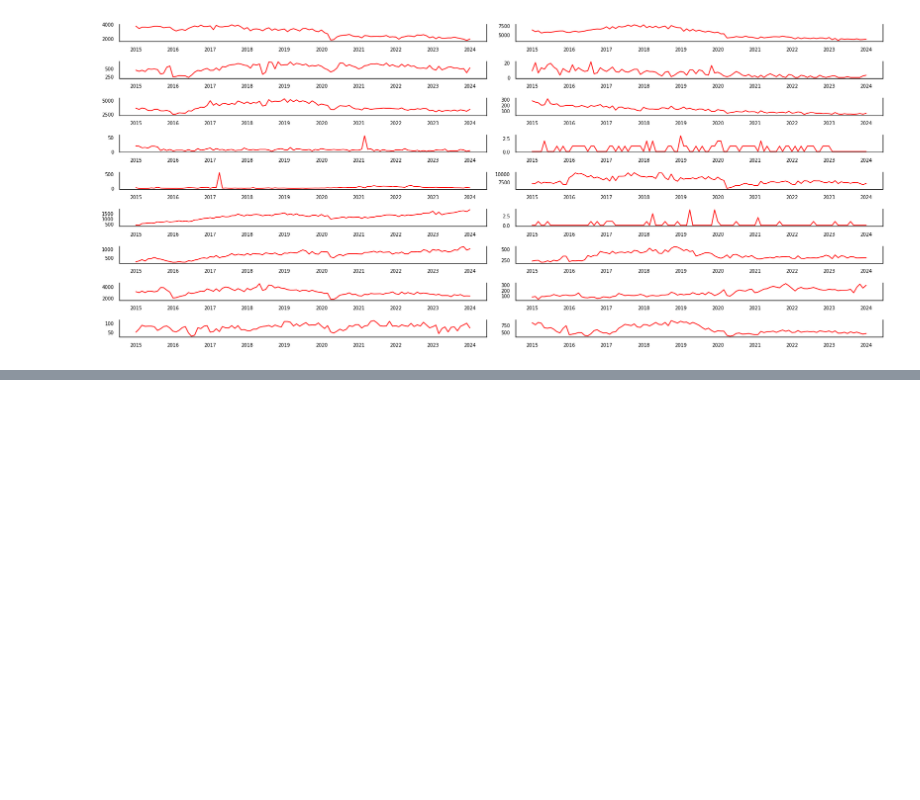
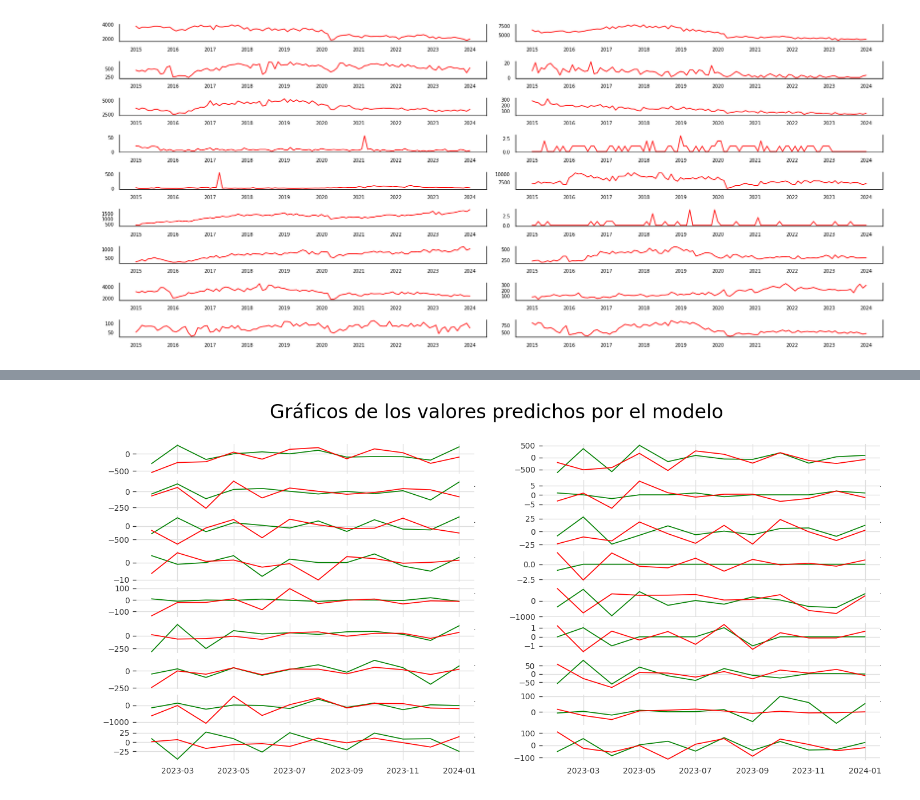
Before and after one commit to ymorfa/algoSeguros, a Jupyter notebook: notebooks/3.1-Seleccionar modelo.ipynb, the cells around one changed output, grey strips where cells are left out. Saved outputs shown, nothing was run; the diff lists cells and outputs as text; code cells hidden in the pictures; blank space fills up the shorter version.

```diff
--- a/notebooks/3.1-Seleccionar modelo.ipynb
+++ b/notebooks/3.1-Seleccionar modelo.ipynb
@@ -363,0 +190,12 @@ array([nan, nan, nan, nan, nan, nan, nan, nan, nan, nan])
+# %%
+input_data = train_transformed.values[-p_order:]
+input_data_index = train_transformed.index[-p_order:]
+resudual_data = ar_residuals.values[-q_order:]
+
+pred = ar_model.forecast(y=input_data, steps=n_obs)
+pred_residual = ar_residuals_model.forecast(y=resudual_data, steps=n_obs)
+
+pred_index = pd.date_range(start=input_data_index[-1], periods=n_obs+1, freq='MS')[1:]
+
+pred = pred + pred_residual
+pred = (pd.DataFrame(pred, index=pred_index, columns=train_transformed.columns + '_pred'))
@@ -363,0 +211,12 @@ array([nan, nan, nan, nan, nan, nan, nan, nan, nan, nan])
+# %%
+fig, axes = plt.subplots(nrows=9, ncols=2, dpi=120, figsize=(14,6))
+fig.suptitle('Gráficos de los valores predichos por el modelo',fontsize=20)
+for i, ax in enumerate(axes.flatten()):
+    test_data = test_transformed[test_transformed.columns[i]]
+    pred_data = pred[pred.columns[i]]
+    ax.plot(test_data, color='green', linewidth=1)
+    ax.plot(pred_data, color='red', linewidth=1)
+
+plt.show()
+# %% [output]
+[figure, added]
```
Also changed, not shown: parts of 63 cells of this notebook, 5 other files.
